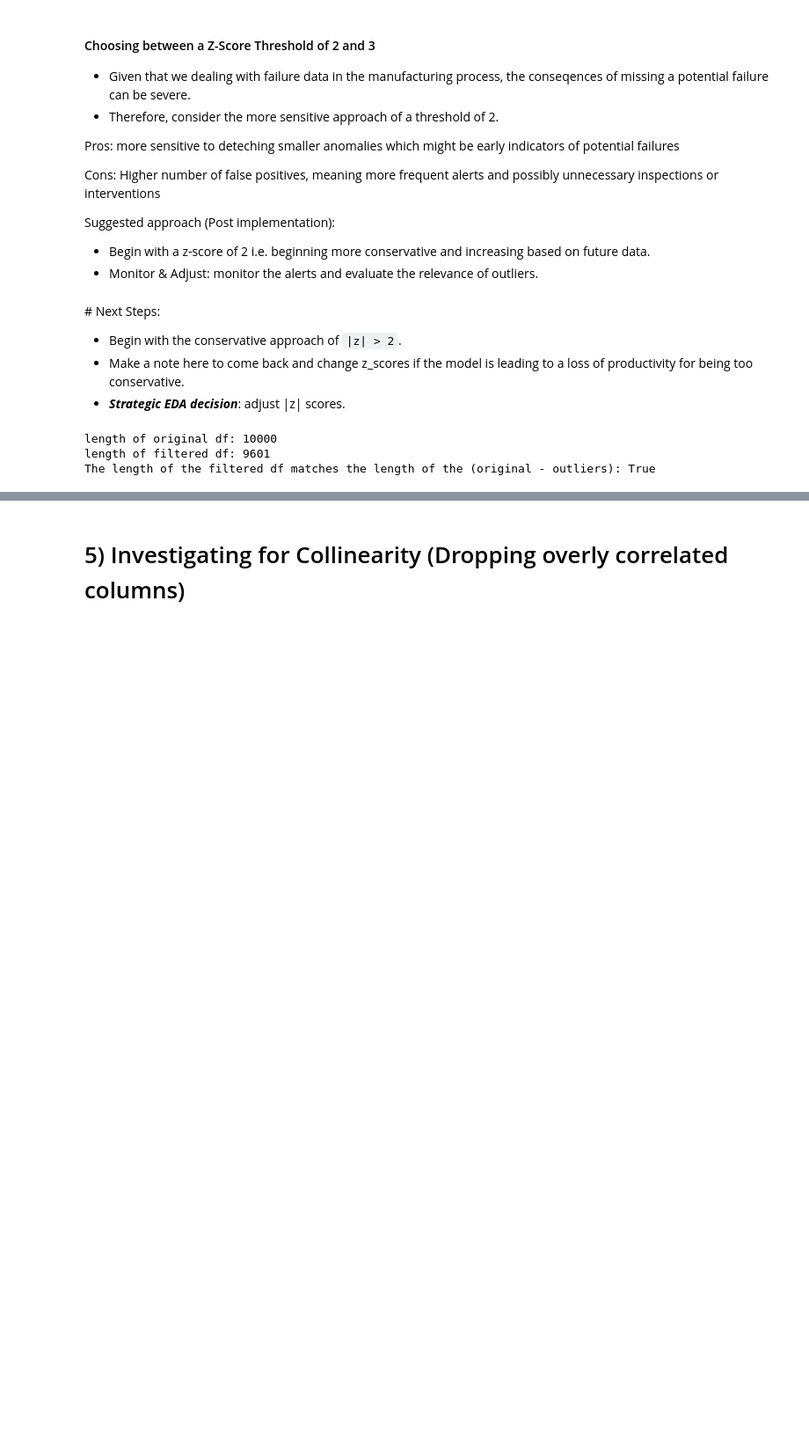
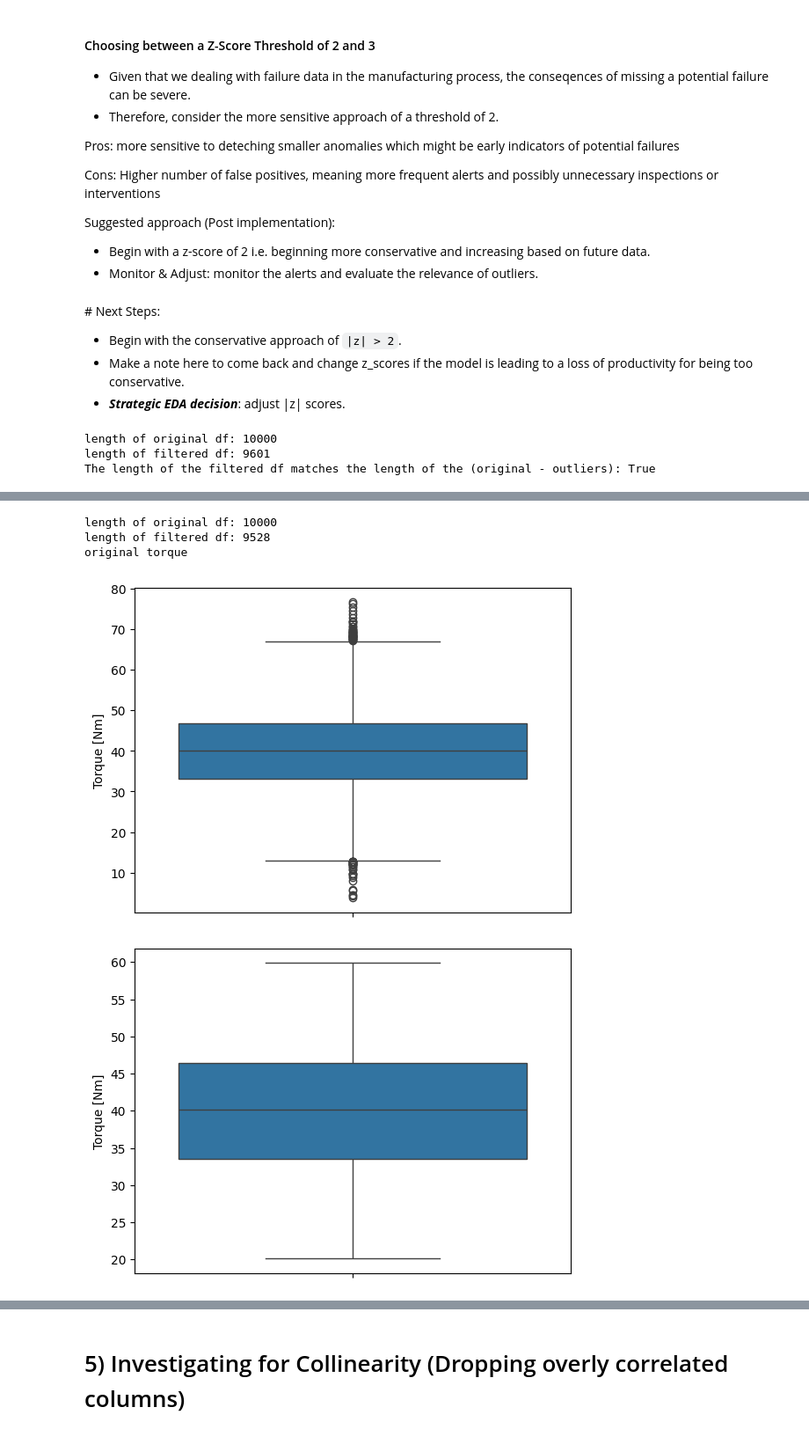
Before and after one commit to ManishKhurmi/exploratory-data-analysis---the-manufacturing-process768, a Jupyter notebook: Milestone_3 refactoring v2.ipynb, the cells around one changed output, grey strips where cells are left out. Shown at 88% size. Cells and saved outputs as stored; diff of their text form; code cells hidden in the pictures; blank space fills up the shorter version.

```diff
--- a/Milestone_3 refactoring v2.ipynb
+++ b/Milestone_3 refactoring v2.ipynb
@@ -1336,0 +1111,20 @@ Best Sequence: ('Rotational speed [rpm]', 'Torque [Nm]', 'Process temperature [K
+# %%
+# # Using z_score `Torque`
+# put this in a function that compares the plots side by side
+#telep
+dt = DataTransform(failure_data_cleaned_unskewed)
+torque_z_score_outliers = dt.outliers_via_z_score_df('Torque [Nm]', z_threshold=2)
+filtered_df = dt.filter_outliers(torque_z_score_outliers, key_ID='UDI')
+len(filtered_df)
+plott_org = Plotter(failure_data_cleaned_unskewed)
+print('original torque')
+plott_org.boxplot('Torque [Nm]')
+
+plott_filtered_df = Plotter(filtered_df)
+plott_filtered_df.boxplot('Torque [Nm]')
+# %% [output]
+length of original df: 10000
+length of filtered df: 9528
+original torque
+[figure, added]
+[figure, added]
```
Also changed, not shown: parts of 47 cells of this notebook, 3 other files.
